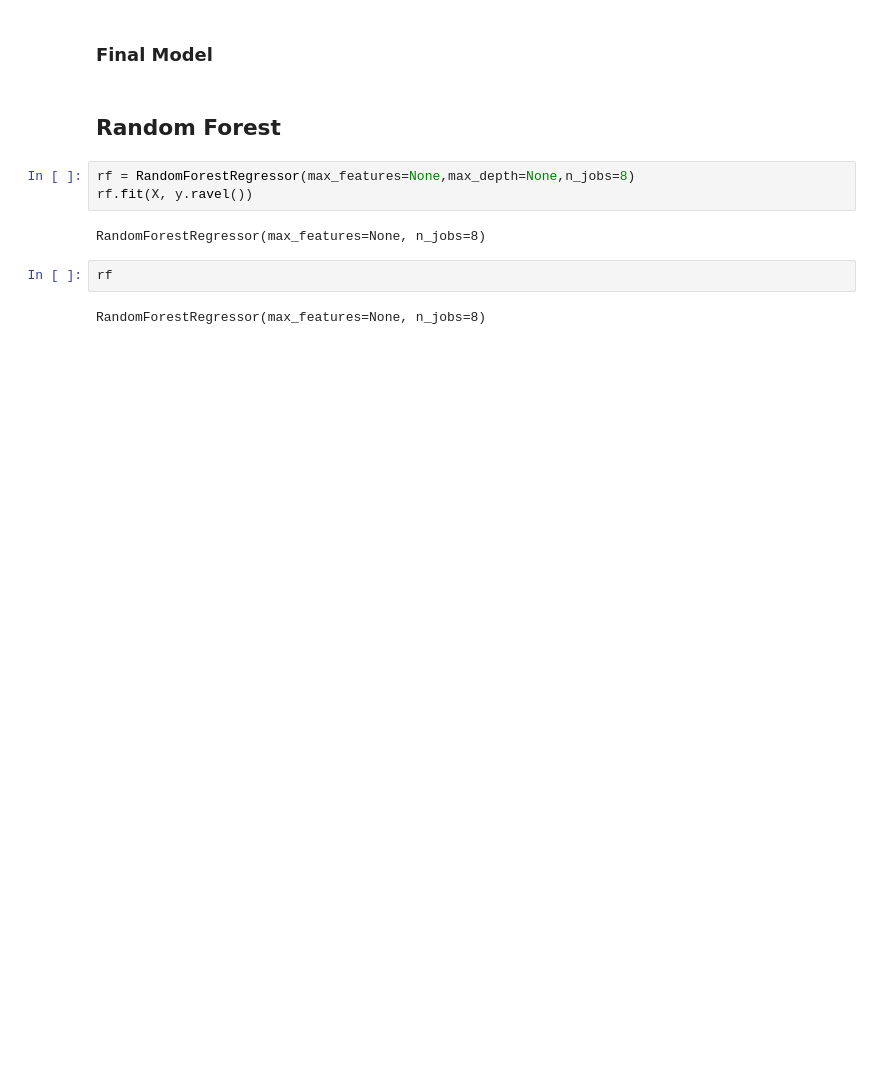
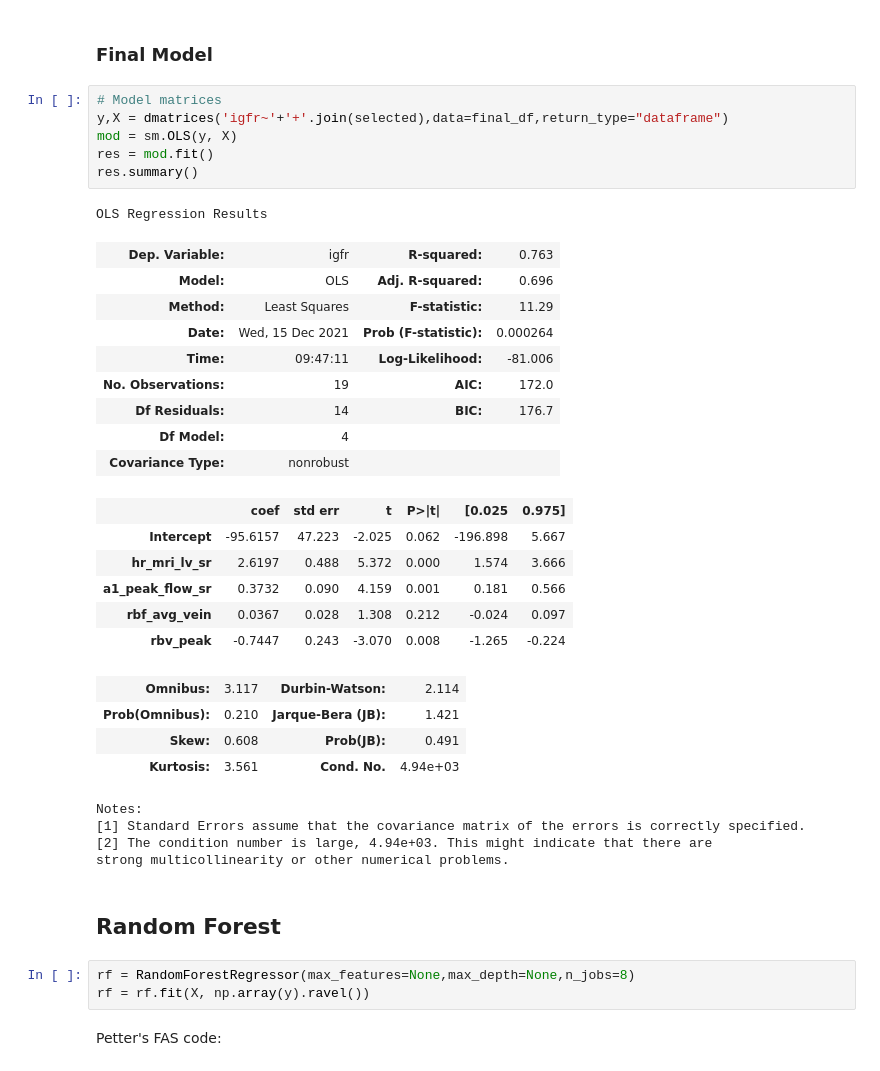
Before and after one commit to netiony/CHCO-Code, a Jupyter notebook: Petter Bjornstad/Renal Imaging/renal_imaging.ipynb, the cells around one changed output. Saved outputs shown, nothing was run; the diff lists cells and outputs as text; blank space fills up the shorter version.

```diff
--- a/Petter Bjornstad/Renal Imaging/renal_imaging.ipynb
+++ b/Petter Bjornstad/Renal Imaging/renal_imaging.ipynb
@@ -139,13 +137,40 @@ selected
 # %% [markdown]
 ### Final Model
+# %%
+# Model matrices
+y,X = dmatrices('igfr~'+'+'.join(selected),data=final_df,return_type="dataframe")
+mod = sm.OLS(y, X)
+res = mod.fit()
+res.summary()
+# %% [output]
+OLS Regression Results
+| Dep. Variable: | igfr | R-squared: | 0.763 |
+| Model: | OLS | Adj. R-squared: | 0.696 |
+| Method: | Least Squares | F-statistic: | 11.29 |
+| Date: | Wed, 15 Dec 2021 | Prob (F-statistic): | 0.000264 |
+| Time: | 09:47:11 | Log-Likelihood: | -81.006 |
+| No. Observations: | 19 | AIC: | 172.0 |
+| Df Residuals: | 14 | BIC: | 176.7 |
+| Df Model: | 4 |  |  |
+| Covariance Type: | nonrobust |  |  |
+|  | coef | std err | t | P>|t| | [0.025 | 0.975] |
+| Intercept | -95.6157 | 47.223 | -2.025 | 0.062 | -196.898 | 5.667 |
+| hr_mri_lv_sr | 2.6197 | 0.488 | 5.372 | 0.000 | 1.574 | 3.666 |
+| a1_peak_flow_sr | 0.3732 | 0.090 | 4.159 | 0.001 | 0.181 | 0.566 |
+| rbf_avg_vein | 0.0367 | 0.028 | 1.308 | 0.212 | -0.024 | 0.097 |
+| rbv_peak | -0.7447 | 0.243 | -3.070 | 0.008 | -1.265 | -0.224 |
+| Omnibus: | 3.117 | Durbin-Watson: | 2.114 |
+| Prob(Omnibus): | 0.210 | Jarque-Bera (JB): | 1.421 |
+| Skew: | 0.608 | Prob(JB): | 0.491 |
+| Kurtosis: | 3.561 | Cond. No. | 4.94e+03 |
+Notes:
+[1] Standard Errors assume that the covariance matrix of the errors is correctly specified.
+[2] The condition number is large, 4.94e+03. This might indicate that there are
+strong multicollinearity or other numerical problems.
 # %% [markdown]
 ## Random Forest
 # %%
 rf = RandomForestRegressor(max_features=None,max_depth=None,n_jobs=8)
-rf.fit(X, y.ravel())
+rf = rf.fit(X, np.array(y).ravel())
-# %% [output]
-RandomForestRegressor(max_features=None, n_jobs=8)
-# %%
-rf
-# %% [output]
-RandomForestRegressor(max_features=None, n_jobs=8)
+# %% [markdown]
+Petter's FAS code:
```
Also changed, not shown: parts of 7 cells of this notebook.
